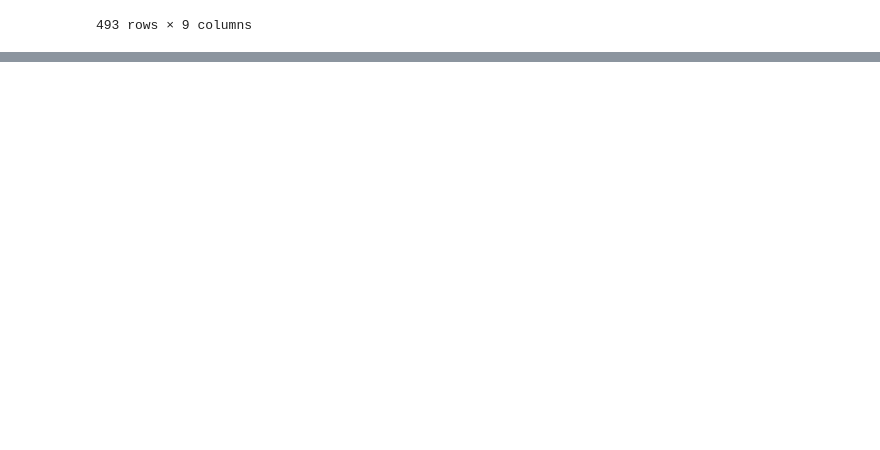
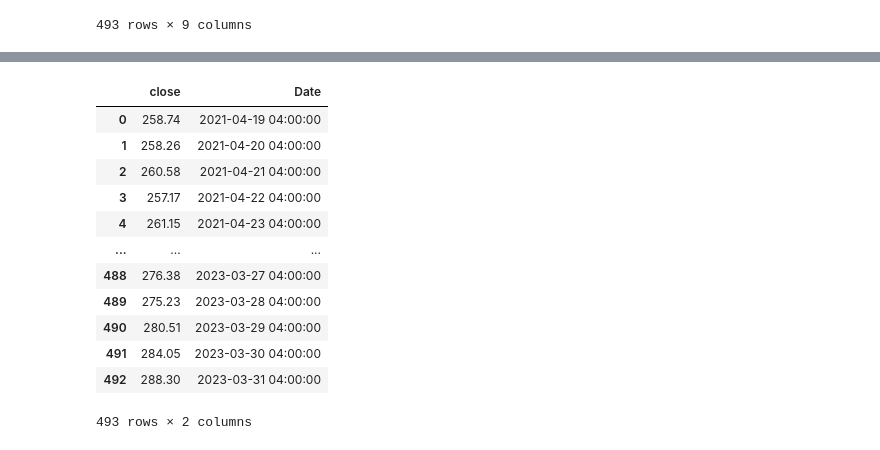
Before and after one commit to anirudhj/StockAnalysisMLProject, a Jupyter notebook: Stocks_EDA.ipynb, the cells around one changed output, grey strips where cells are left out. Drawn from its saved outputs; the diff is of its cells as text; code cells hidden in the pictures; blank space fills up the shorter version.

```diff
--- a/Stocks_EDA.ipynb
+++ b/Stocks_EDA.ipynb
@@ -85,0 +92,16 @@ plt.show()
+# %%
+df1
+# %% [output]
+|  | close | Date |
+| 0 | 258.74 | 2021-04-19 04:00:00 |
+| 1 | 258.26 | 2021-04-20 04:00:00 |
+| 2 | 260.58 | 2021-04-21 04:00:00 |
+| 3 | 257.17 | 2021-04-22 04:00:00 |
+| 4 | 261.15 | 2021-04-23 04:00:00 |
+| ... | ... | ... |
+| 488 | 276.38 | 2023-03-27 04:00:00 |
+| 489 | 275.23 | 2023-03-28 04:00:00 |
+| 490 | 280.51 | 2023-03-29 04:00:00 |
+| 491 | 284.05 | 2023-03-30 04:00:00 |
+| 492 | 288.30 | 2023-03-31 04:00:00 |
+493 rows × 2 columns
```
Also changed, not shown: parts of 4 cells of this notebook.
